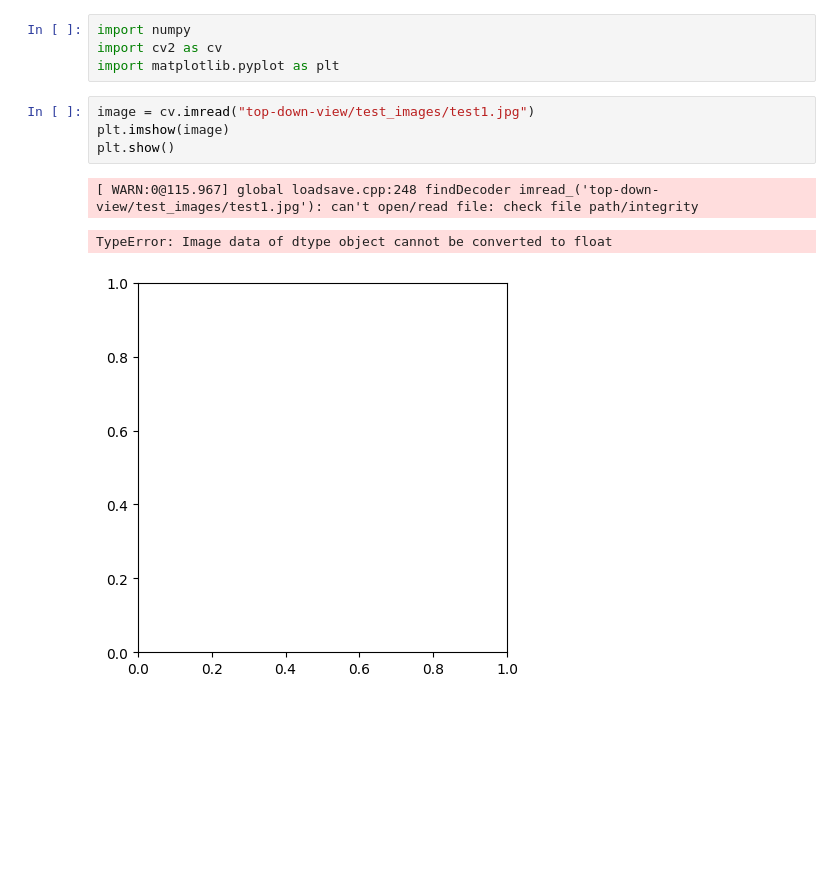
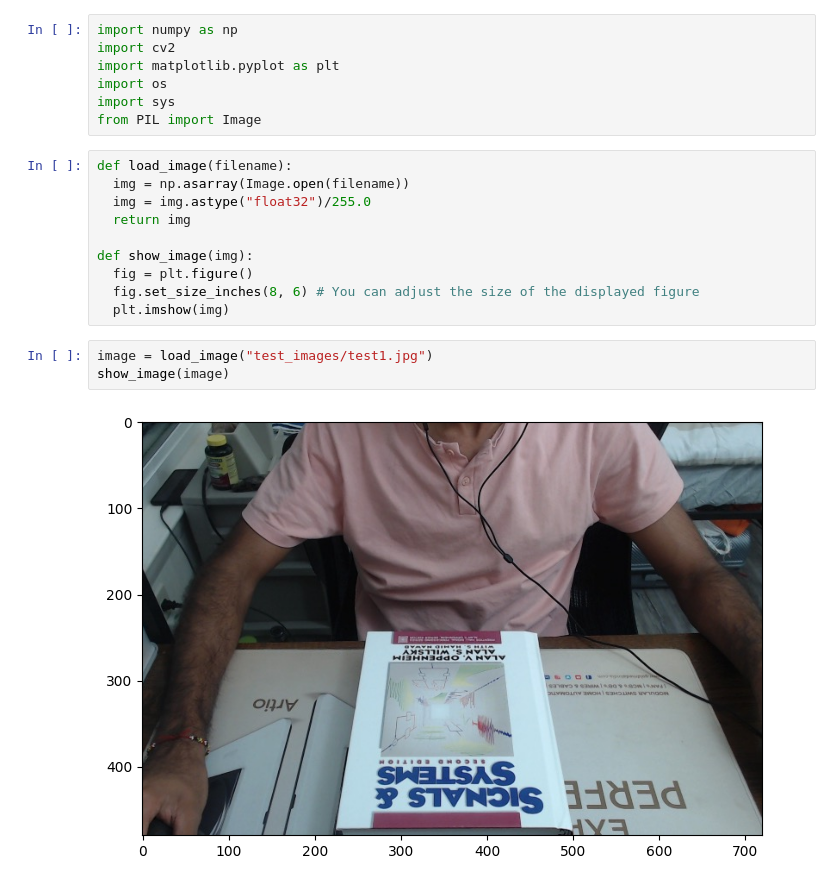
Before and after one commit to hitenkothari/top-down-view, a Jupyter notebook: top_down.ipynb, the cells around one changed output. Saved outputs shown, nothing was run; the diff lists cells and outputs as text; blank space fills up the shorter version.

```diff
--- a/top_down.ipynb
+++ b/top_down.ipynb
@@ -1,12 +1,22 @@
 # %%
-import numpy
-import cv2 as cv
+import numpy as np
+import cv2
 import matplotlib.pyplot as plt
+import os
+import sys
+from PIL import Image
+# %%
+def load_image(filename):
+  img = np.asarray(Image.open(filename))
+  img = img.astype("float32")/255.0
+  return img
+
+def show_image(img):
+  fig = plt.figure()
+  fig.set_size_inches(8, 6) # You can adjust the size of the displayed figure
+  plt.imshow(img)
 # %%
-image = cv.imread("top-down-view/test_images/test1.jpg")
-plt.imshow(image)
-plt.show()
+image = load_image("test_images/test1.jpg")
+show_image(image)
 # %% [output]
-[ WARN:0@115.967] global loadsave.cpp:248 findDecoder imread_('top-down-view/test_images/test1.jpg'): can't open/read file: check file path/integrity
-TypeError: Image data of dtype object cannot be converted to float
-[figure, old version]
+[figure, new version]
```
Also changed, not shown: parts of 4 cells of this notebook.
